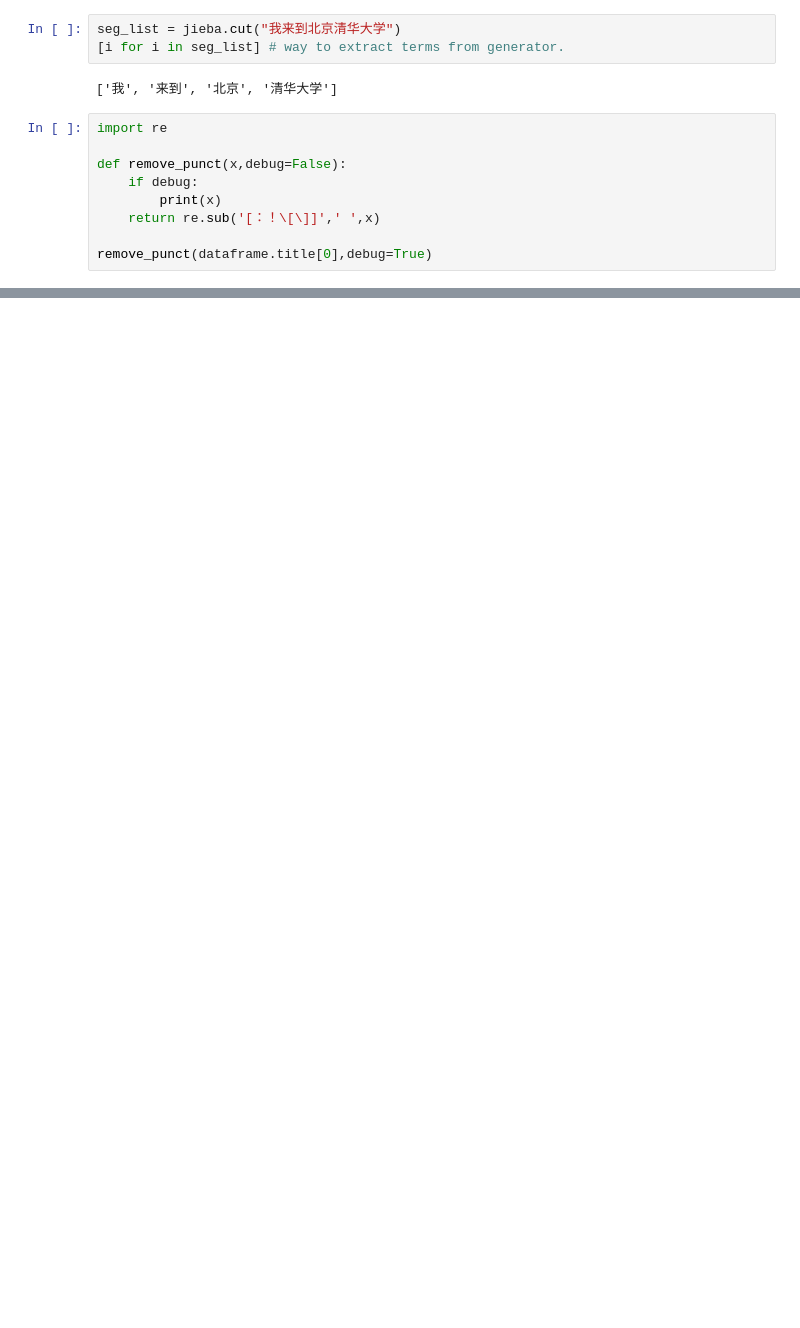
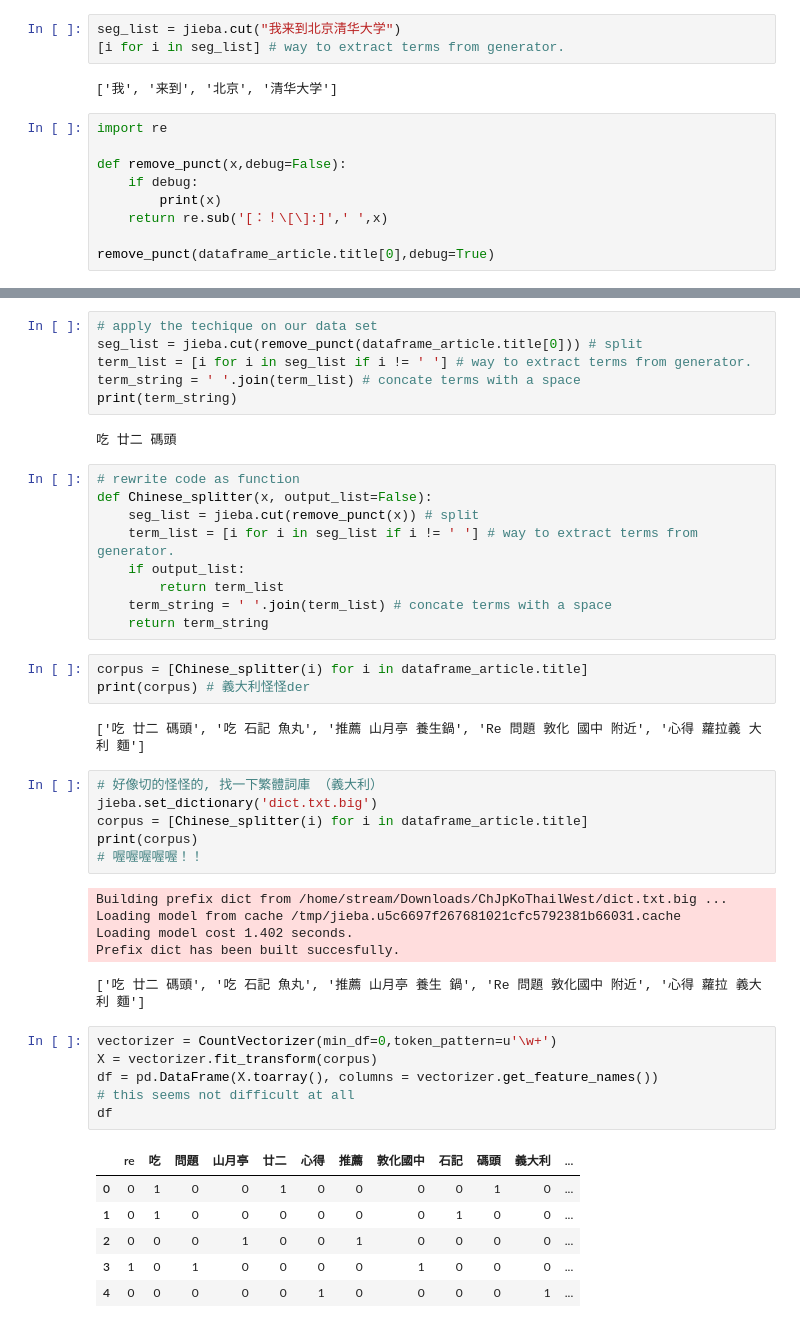
Before and after one commit to penolove/ChJpKoThaiWest, a Jupyter notebook: Connection_Trial.ipynb, the cells around one changed output, grey strips where cells are left out. Saved outputs shown, nothing was run; the diff lists cells and outputs as text; blank space fills up the shorter version.

```diff
--- a/Connection_Trial.ipynb
+++ b/Connection_Trial.ipynb
@@ -83,7 +119,7 @@ import re
 def remove_punct(x,debug=False):
     if debug:
         print(x)
-    return re.sub('[：！\[\]]',' ',x)
+    return re.sub('[：！\[\]:]',' ',x)
 
-remove_punct(dataframe.title[0],debug=True)
+remove_punct(dataframe_article.title[0],debug=True)
 # %% [output]
@@ -98,0 +189,47 @@ seg_list = jieba.cut(remove_punct(dataframe.title[0]))
+# %%
+# apply the techique on our data set
+seg_list = jieba.cut(remove_punct(dataframe_article.title[0])) # split
+term_list = [i for i in seg_list if i != ' '] # way to extract terms from generator.
+term_string = ' '.join(term_list) # concate terms with a space
+print(term_string)
+# %% [output]
+吃 廿二 碼頭
+# %%
+# rewrite code as function
+def Chinese_splitter(x, output_list=False):
+    seg_list = jieba.cut(remove_punct(x)) # split
+    term_list = [i for i in seg_list if i != ' '] # way to extract terms from generator.
+    if output_list:
+        return term_list
+    term_string = ' '.join(term_list) # concate terms with a space
+    return term_string
+# %%
+corpus = [Chinese_splitter(i) for i in dataframe_article.title]
+print(corpus) # 義大利怪怪der
+# %% [output]
+['吃 廿二 碼頭', '吃 石記 魚丸', '推薦 山月亭 養生鍋', 'Re 問題 敦化 國中 附近', '心得 蘿拉義 大利 麵']
+# %%
+# 好像切的怪怪的, 找一下繁體詞庫 （義大利）
+jieba.set_dictionary('dict.txt.big')
+corpus = [Chinese_splitter(i) for i in dataframe_article.title]
+print(corpus)
+# 喔喔喔喔喔！！
+# %% [output]
+Building prefix dict from /home/stream/Downloads/ChJpKoThailWest/dict.txt.big ...
+Loading model from cache /tmp/jieba.u5c6697f267681021cfc5792381b66031.cache
+Loading model cost 1.402 seconds.
+Prefix dict has been built succesfully.
+['吃 廿二 碼頭', '吃 石記 魚丸', '推薦 山月亭 養生 鍋', 'Re 問題 敦化國中 附近', '心得 蘿拉 義大利 麵']
+# %%
+vectorizer = CountVectorizer(min_df=0,token_pattern=u'\w+')
+X = vectorizer.fit_transform(corpus)
+df = pd.DataFrame(X.toarray(), columns = vectorizer.get_feature_names())
+# this seems not difficult at all
+df
+# %% [output]
+|  | re | 吃 | 問題 | 山月亭 | 廿二 | 心得 | 推薦 | 敦化國中 | 石記 | 碼頭 | 義大利 | ... |
+| 0 | 0 | 1 | 0 | 0 | 1 | 0 | 0 | 0 | 0 | 1 | 0 | ... |
+| 1 | 0 | 1 | 0 | 0 | 0 | 0 | 0 | 0 | 1 | 0 | 0 | ... |
+| 2 | 0 | 0 | 0 | 1 | 0 | 0 | 1 | 0 | 0 | 0 | 0 | ... |
+| 3 | 1 | 0 | 1 | 0 | 0 | 0 | 0 | 1 | 0 | 0 | 0 | ... |
+| 4 | 0 | 0 | 0 | 0 | 0 | 1 | 0 | 0 | 0 | 0 | 1 | ... |
```
Also changed, not shown: parts of 35 cells of this notebook, 1 other file.
